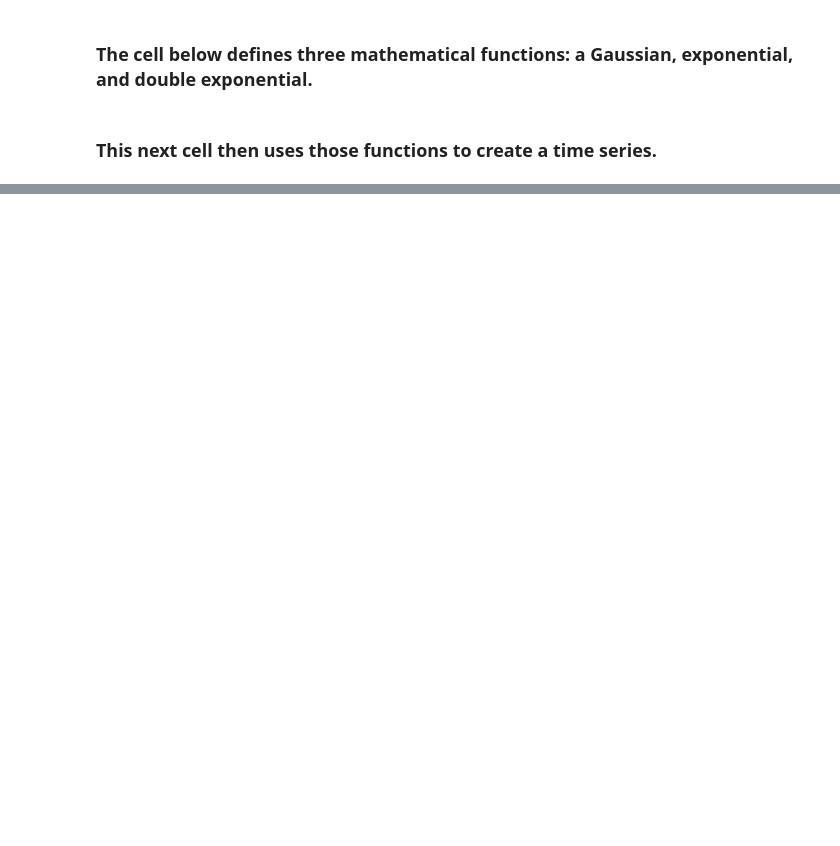
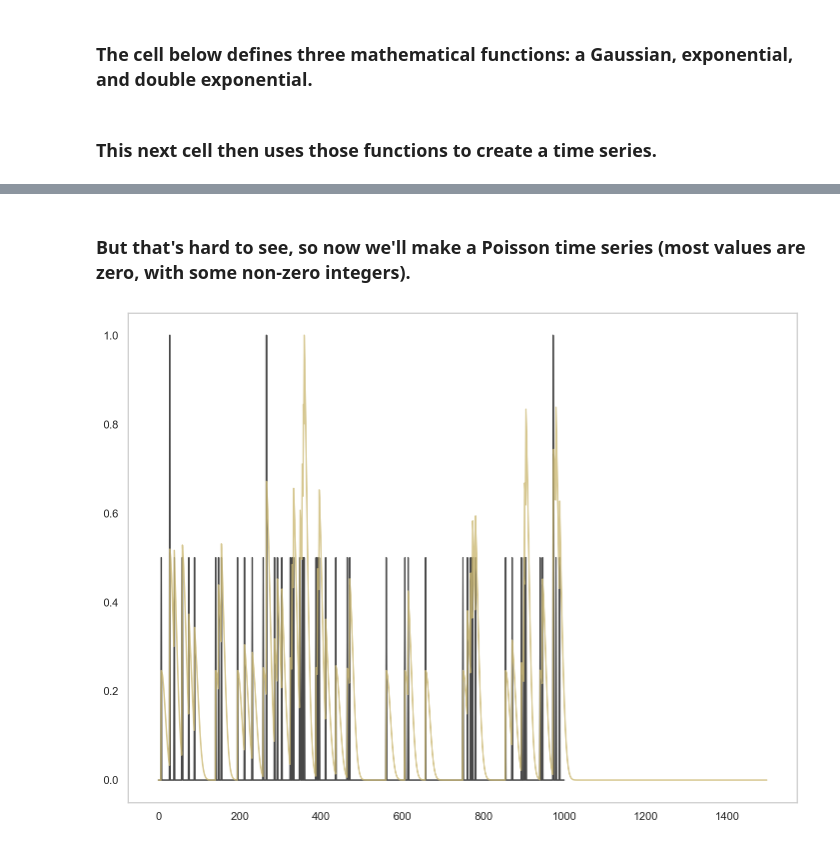
Before and after one commit to voytek/AI-READI-Bootcamp, a Jupyter notebook: Notebooks/a4-dsp/a4.1-Kernels.ipynb, the cells around one changed output, grey strips where cells are left out. Saved outputs shown, nothing was run; the diff lists cells and outputs as text; code cells hidden in the pictures; blank space fills up the shorter version.

```diff
--- a/Notebooks/a4-dsp/a4.1-Kernels.ipynb
+++ b/Notebooks/a4-dsp/a4.1-Kernels.ipynb
@@ -56,0 +76,15 @@ plt.show()
+# %% [markdown]
+### But that's hard to see, so now we'll make a Poisson time series (most values are zero, with some non-zero integers).
+# %%
+# time series of Poisson noise
+poisson_noise = np.random.poisson(0.05, data_total_time)
+
+# convolved the kernel with with data
+kernel_gauss = func_gauss(time_series, 1, 0, 10)
+data_gauss = signal.convolve(poisson_noise, kernel_gauss)
+
+plt.plot(poisson_noise / np.max(poisson_noise), 'k', alpha = 0.8)
+plt.plot(data_gauss / np.max(data_gauss), 'y', alpha = 0.8)
+plt.show()
+# %% [output]
+[figure, added]
```
Also changed, not shown: parts of 9 cells of this notebook, 1 other file.
